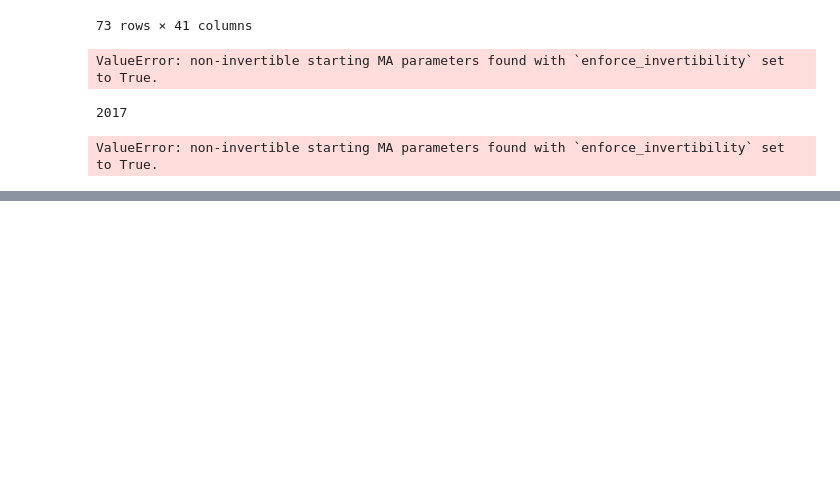
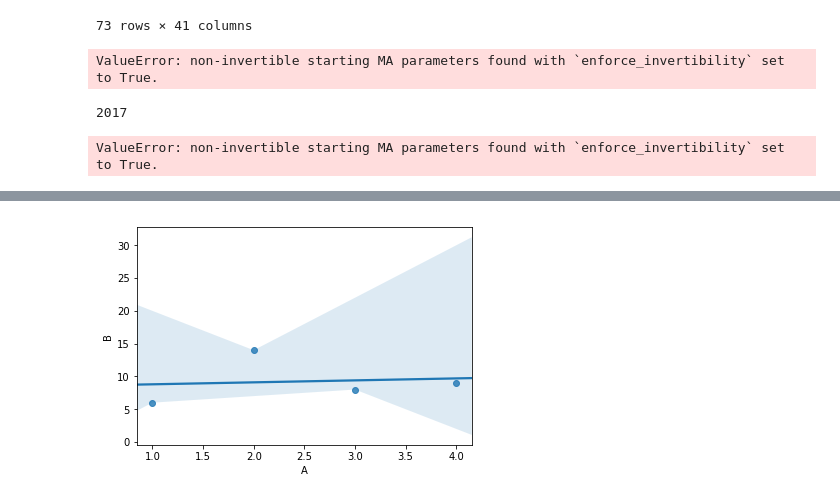
Before and after one commit to AdamBlomfield/mod_4_project, a Jupyter notebook: notebooks/ab_mod_4.ipynb, the cells around one changed output, grey strips where cells are left out. Saved outputs shown, nothing was run; the diff lists cells and outputs as text; code cells hidden in the pictures; blank space fills up the shorter version.

```diff
--- a/notebooks/ab_mod_4.ipynb
+++ b/notebooks/ab_mod_4.ipynb
@@ -888,0 +962,10 @@ ValueError: non-invertible starting MA parameters found with `enforce_invertibil
+# %%
+# Make 2 DFs
+temp_dict = {'A': [1,2,3,4], 'B': [6,14,8,9]}
+temp_dfA  = pd.DataFrame(temp_dict['A'])
+temp_dfB  = pd.DataFrame(temp_dict['B'])
+
+# Put B next to A in 1 DF
+temp_dfA_B = pd.concat([temp_dfA,temp_dfB], axis=1)
+temp_dfA_B.columns = ['A', 'B']
+temp_dfA_B
@@ -888,0 +978,5 @@ ValueError: non-invertible starting MA parameters found with `enforce_invertibil
+# %%
+# sns.scatterplot(data=temp_dfA_B)
+sns.regplot('A', 'B', data=temp_dfA_B);
+# %% [output]
+[figure, added]
```
Also changed, not shown: parts of 6 cells of this notebook.
